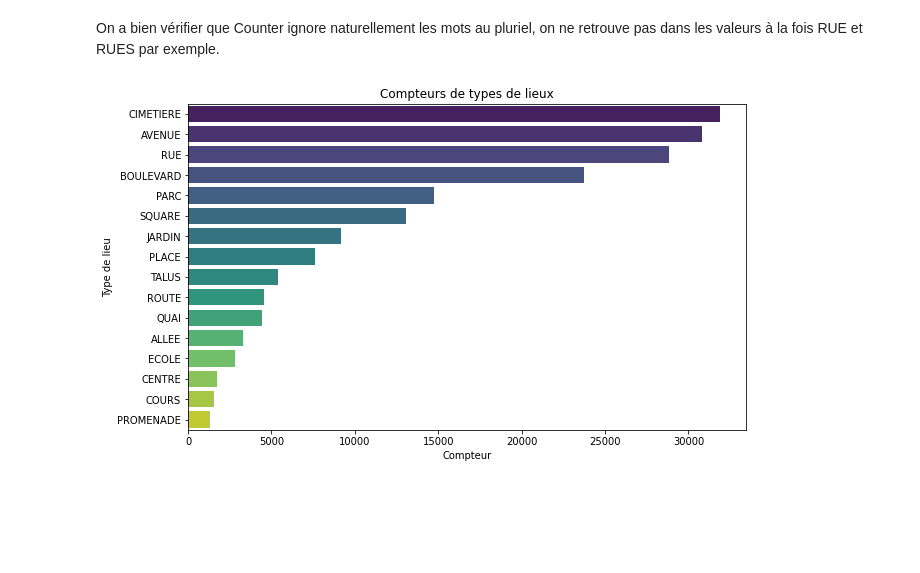
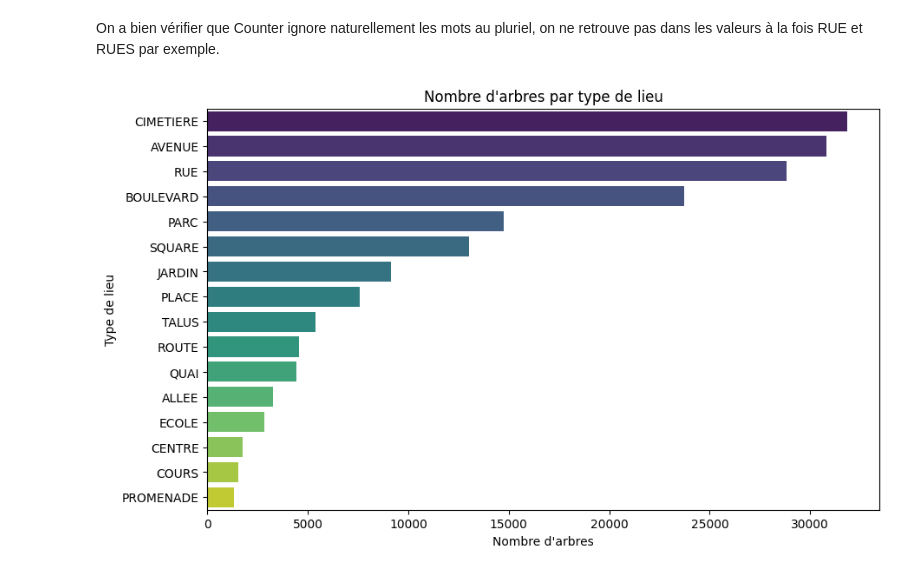
Before and after one commit to Antho-SJ/paris-trees, a Jupyter notebook: Présentation.ipynb, the cells around one changed output. Cells and saved outputs as stored; diff of their text form; code cells hidden in the pictures; blank space fills up the shorter version.

Commit message:
[Fix] analyse type de lieu

```diff
--- a/Présentation.ipynb
+++ b/Présentation.ipynb
@@ -208,6 +204,6 @@ def extract_location_ml(location):
 df['type_de_lieu'] = df['lieu'].apply(extract_location_ml)
 
 lieux_fréquents_df = df.type_de_lieu.value_counts().reset_index().rename(\
-                            columns={'index': 'type_de_lieu', 'type_de_lieu':'compteur'})
+                            columns={'count':"nombre_d'arbres"})
 lieux_fréquents_df.head(16)
 # %% [output]
@@ -244,10 +240,10 @@ False
 On a bien vérifier que Counter ignore naturellement les mots au pluriel, on ne retrouve pas dans les valeurs à la fois RUE et RUES par exemple.
 # %%
 plt.figure(figsize=(10, 6))
-sns.barplot(x='compteur', y='type_de_lieu', data=lieux_fréquents_df.head(16), palette='viridis')
-plt.xlabel('Compteur')
+sns.barplot(x="nombre_d'arbres", y='type_de_lieu', data=lieux_fréquents_df.head(16), hue='type_de_lieu', palette='viridis')
+plt.xlabel("Nombre d'arbres")
 plt.ylabel('Type de lieu')
-plt.title('Compteurs de types de lieux')
+plt.title("Nombre d'arbres par type de lieu")
 plt.show()
 # %% [output]
-[figure, old version]
+[figure, new version]
```
Also changed, not shown: parts of 11 cells of this notebook, 1 other file.
